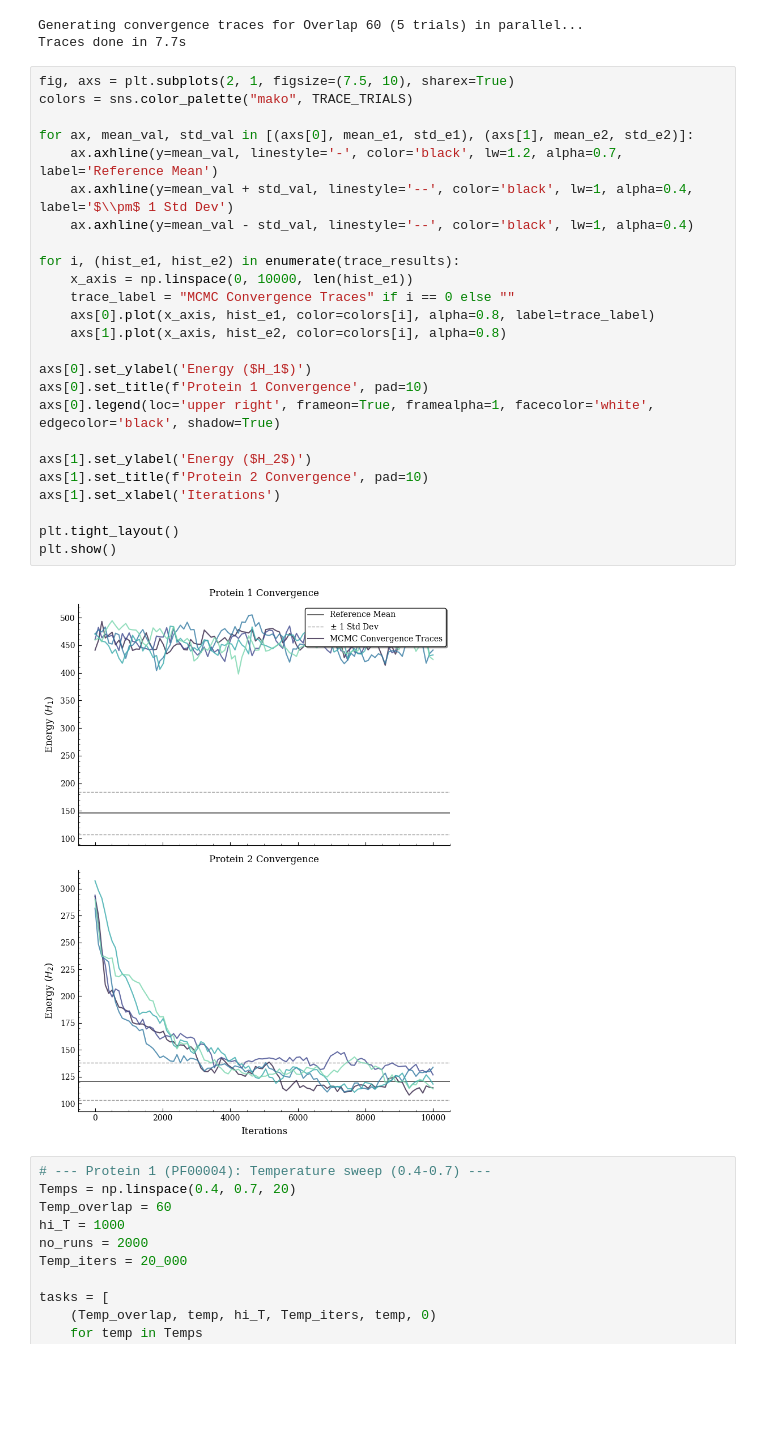
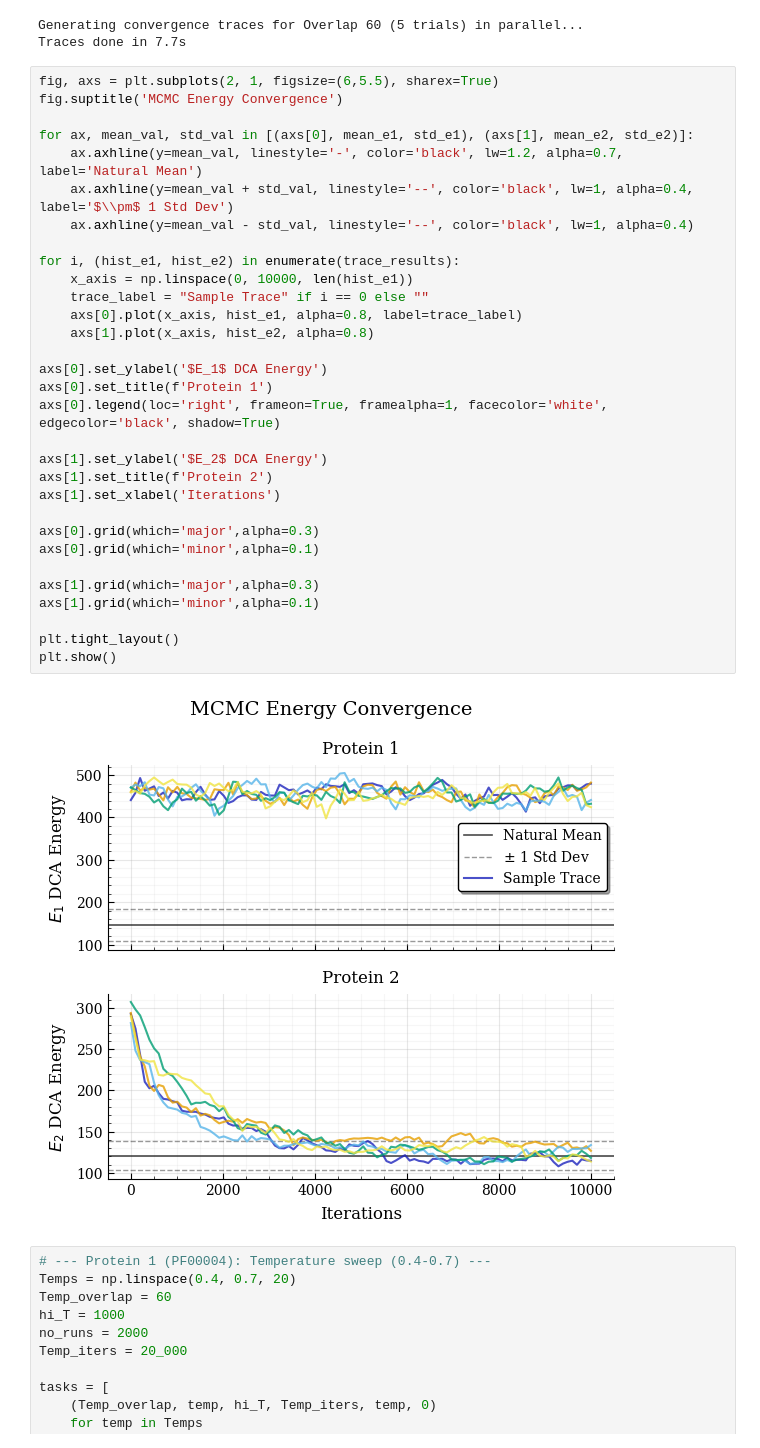
Before and after one commit to orsonk22/OverlappingGenes, a Jupyter notebook: Project/temp_benchmark.ipynb, the cells around one changed output. Saved outputs shown, nothing was run; the diff lists cells and outputs as text; blank space fills up the shorter version.

```diff
--- a/Project/temp_benchmark.ipynb
+++ b/Project/temp_benchmark.ipynb
@@ -107,32 +107,38 @@ print(f"Traces done in {time.time() - t0:.1f}s")
 Generating convergence traces for Overlap 60 (5 trials) in parallel...
 Traces done in 7.7s
 # %%
-fig, axs = plt.subplots(2, 1, figsize=(7.5, 10), sharex=True)
-colors = sns.color_palette("mako", TRACE_TRIALS)
+fig, axs = plt.subplots(2, 1, figsize=(6,5.5), sharex=True)
+fig.suptitle('MCMC Energy Convergence')
 
 for ax, mean_val, std_val in [(axs[0], mean_e1, std_e1), (axs[1], mean_e2, std_e2)]:
-    ax.axhline(y=mean_val, linestyle='-', color='black', lw=1.2, alpha=0.7, label='Reference Mean')
+    ax.axhline(y=mean_val, linestyle='-', color='black', lw=1.2, alpha=0.7, label='Natural Mean')
     ax.axhline(y=mean_val + std_val, linestyle='--', color='black', lw=1, alpha=0.4, label='$\\pm$ 1 Std Dev')
     ax.axhline(y=mean_val - std_val, linestyle='--', color='black', lw=1, alpha=0.4)
 
 for i, (hist_e1, hist_e2) in enumerate(trace_results):
     x_axis = np.linspace(0, 10000, len(hist_e1))
-    trace_label = "MCMC Convergence Traces" if i == 0 else ""
-    axs[0].plot(x_axis, hist_e1, color=colors[i], alpha=0.8, label=trace_label)
-    axs[1].plot(x_axis, hist_e2, color=colors[i], alpha=0.8)
+    trace_label = "Sample Trace" if i == 0 else ""
+    axs[0].plot(x_axis, hist_e1, alpha=0.8, label=trace_label)
+    axs[1].plot(x_axis, hist_e2, alpha=0.8)
 
-axs[0].set_ylabel('Energy ($H_1$)')
-axs[0].set_title(f'Protein 1 Convergence', pad=10)
-axs[0].legend(loc='upper right', frameon=True, framealpha=1, facecolor='white', edgecolor='black', shadow=True)
+axs[0].set_ylabel('$E_1$ DCA Energy')
+axs[0].set_title(f'Protein 1')
+axs[0].legend(loc='right', frameon=True, framealpha=1, facecolor='white', edgecolor='black', shadow=True)
 
-axs[1].set_ylabel('Energy ($H_2$)')
-axs[1].set_title(f'Protein 2 Convergence', pad=10)
+axs[1].set_ylabel('$E_2$ DCA Energy')
+axs[1].set_title(f'Protein 2')
 axs[1].set_xlabel('Iterations')
+
+axs[0].grid(which='major',alpha=0.3)
+axs[0].grid(which='minor',alpha=0.1)
+
+axs[1].grid(which='major',alpha=0.3)
+axs[1].grid(which='minor',alpha=0.1)
 
 plt.tight_layout()
 plt.show()
 # %% [output]
-[figure, old version]
+[figure, new version]
 # %%
 # --- Protein 1 (PF00004): Temperature sweep (0.4-0.7) ---
 Temps = np.linspace(0.4, 0.7, 20)
```
Also changed, not shown: parts of 5 cells of this notebook, 17 other files.
